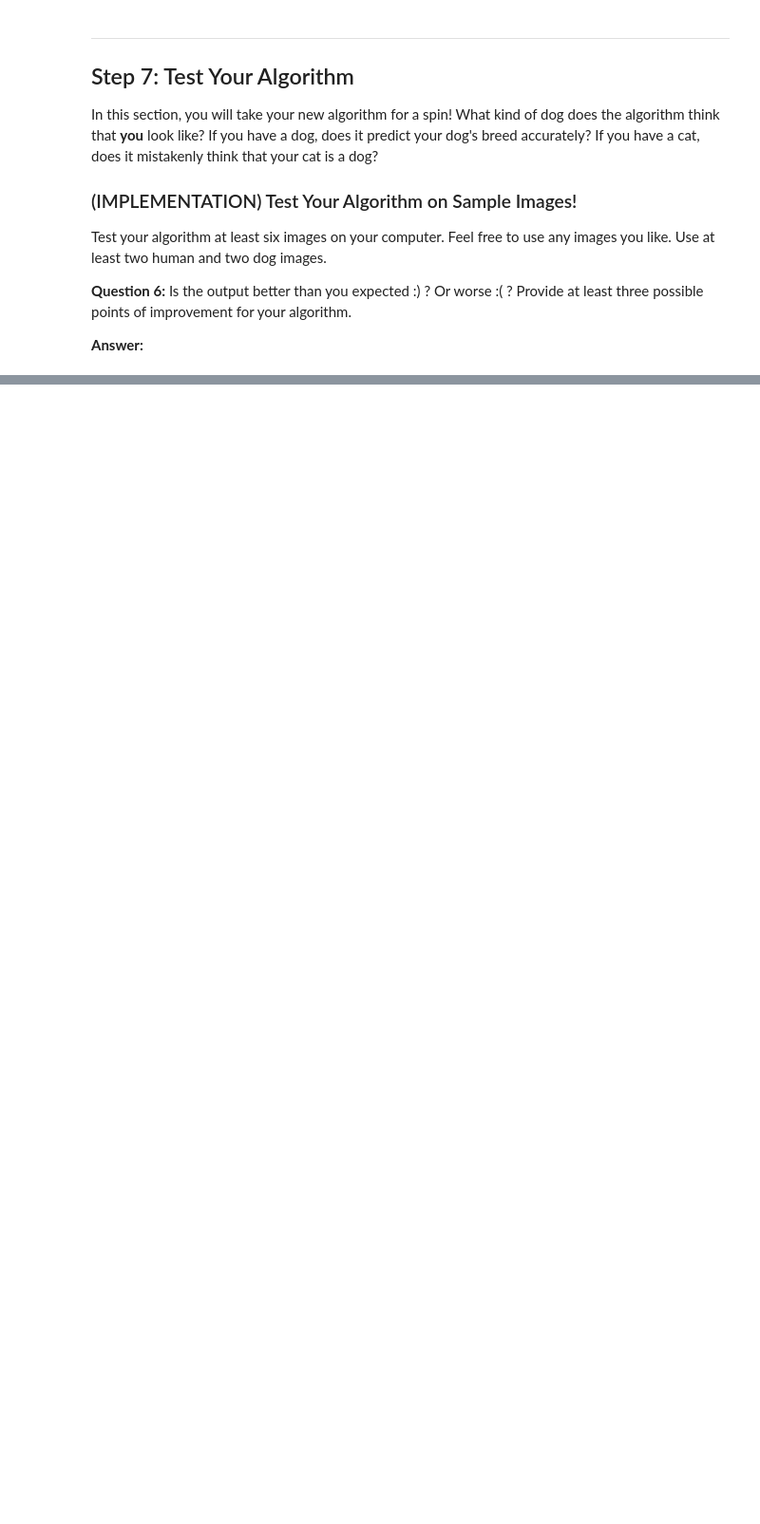
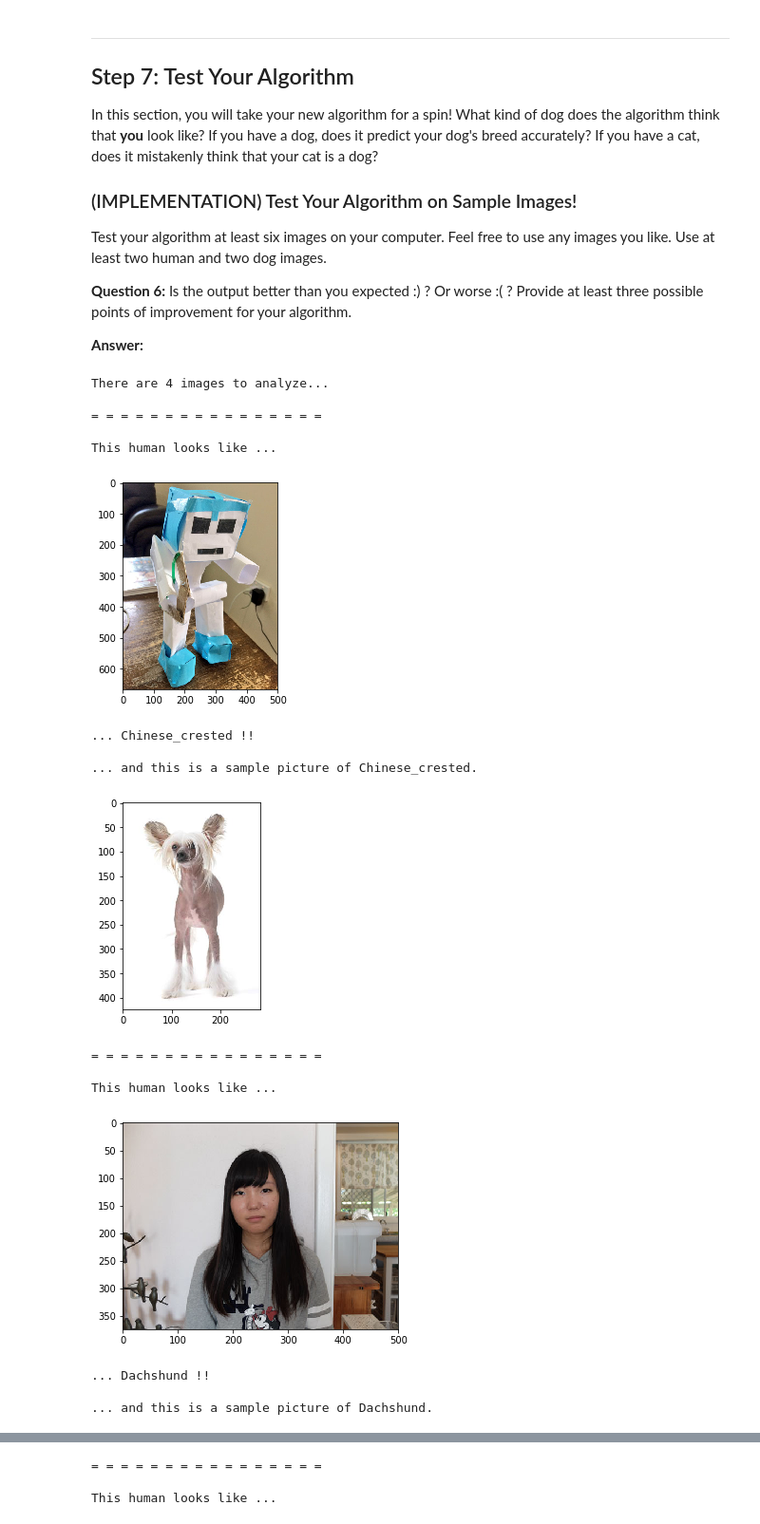
Before and after one commit to ChiekoN/dog-breed-classifier, a Jupyter notebook: dog_app.ipynb, the cells around one changed output, grey strips where cells are left out. Shown at 95% size. Saved outputs shown, nothing was run; the diff lists cells and outputs as text; code cells hidden in the pictures; blank space fills up the shorter version.

Commit message:
Implement the algorithm to predict dog breed
Step 6 and 7

```diff
--- a/dog_app.ipynb
+++ b/dog_app.ipynb
@@ -69,7 +69,7 @@ valid_files, valid_targets = load_dataset('/data/dog_images/valid')
 test_files, test_targets = load_dataset('/data/dog_images/test')
 
 # load list of dog names
-dog_names = [item[20:-1] for item in sorted(glob("/data/dog_images/train/*/"))]
+dog_names = [item[27:-1] for item in sorted(glob("/data/dog_images/train/*/"))]
 
 # print statistics about the dataset
 print('There are %d total dog categories.' % len(dog_names))
@@ -382,7 +373,6 @@ model = Sequential()
 
 model = Sequential()
 model.add(Conv2D(filters=16, kernel_size=2, activation='relu', input_shape=(224, 224, 3)))
-model.add(Conv2D(filters=16, kernel_size=2, activation='relu'))
 model.add(MaxPooling2D(pool_size=2))
 
 model.add(Conv2D(filters=32, kernel_size=2, activation='relu'))
@@ -393,6 +383,10 @@ model.add(Conv2D(filters=64, kernel_size=2, activation='relu'))
 model.add(MaxPooling2D(pool_size=2))
 model.add(Dropout(0.3))
 
+model.add(Conv2D(filters=128, kernel_size=2, activation='relu'))
+model.add(MaxPooling2D(pool_size=2))
+model.add(Dropout(0.3))
+
 model.add(GlobalAveragePooling2D())
 model.add(Dense(512, activation='relu'))
 
@@ -779,4 +813,31 @@ __Answer:__
 # %%
 ## TODO: Execute your algorithm from Step 6 on
 ## at least 6 images on your computer.
 ## Feel free to use as many code cells as needed.
+
+my_image_paths = np.array(glob("my_images/*"))
+
+print("There are {} images to analyze...\n".format(len(my_image_paths)))
+
+for a_img in my_image_paths:
+    print("= = = = = = = = = = = = = = = =")
+    predict_breed_from_img(a_img)
+    print("")
+# %% [output]
+There are 4 images to analyze...
+
+= = = = = = = = = = = = = = = =
+
+This human looks like ...
+[figure, added]
+... Chinese_crested !!
+
+... and this is a sample picture of Chinese_crested.
+[figure, added]
+= = = = = = = = = = = = = = = =
+
+This human looks like ...
+[figure, added]
+... Dachshund !!
+
+... and this is a sample picture of Dachshund.
@@ -782,0 +845,3 @@ __Answer:__
+= = = = = = = = = = = = = = = =
+
+This human looks like ...
```
Also changed, not shown: parts of 15 cells of this notebook, 1 other file.
